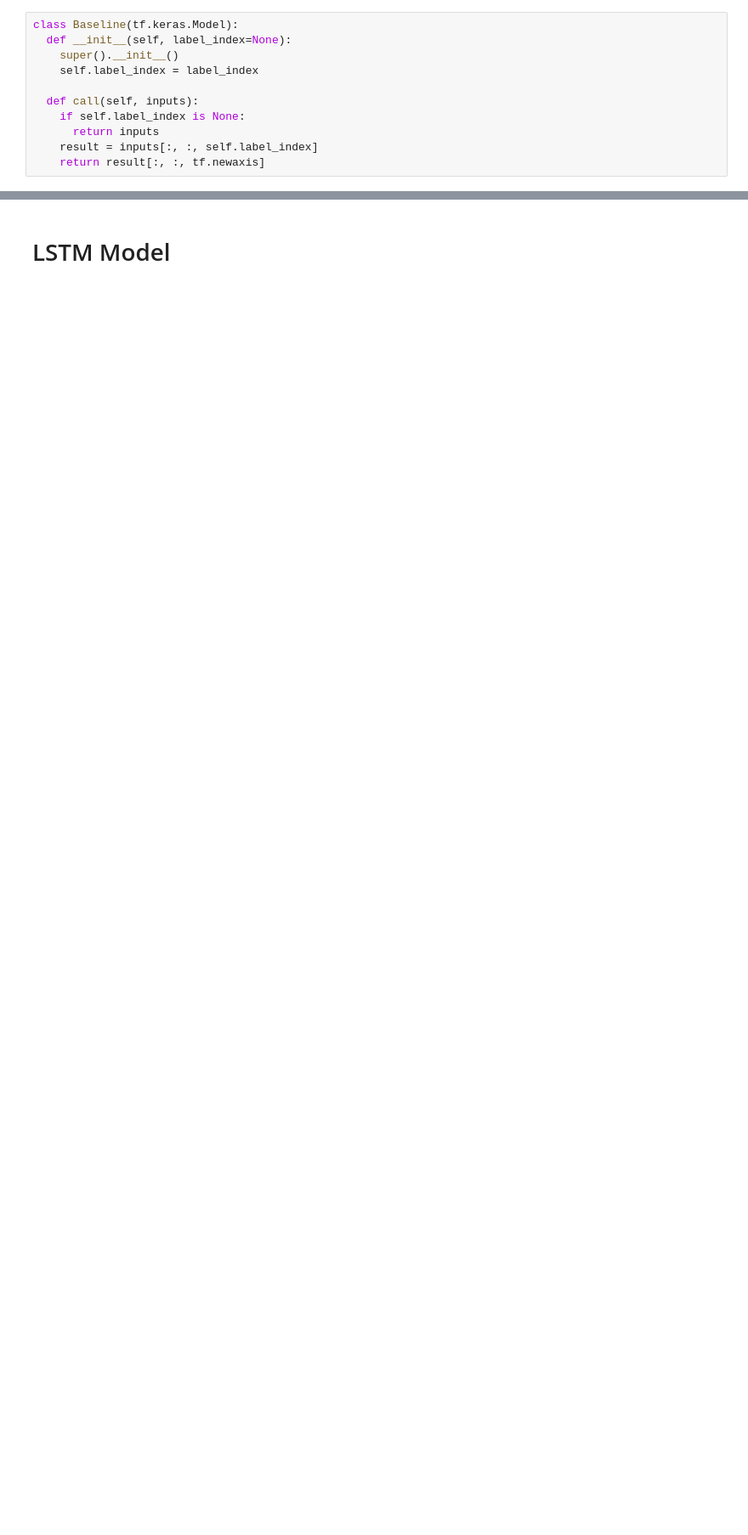
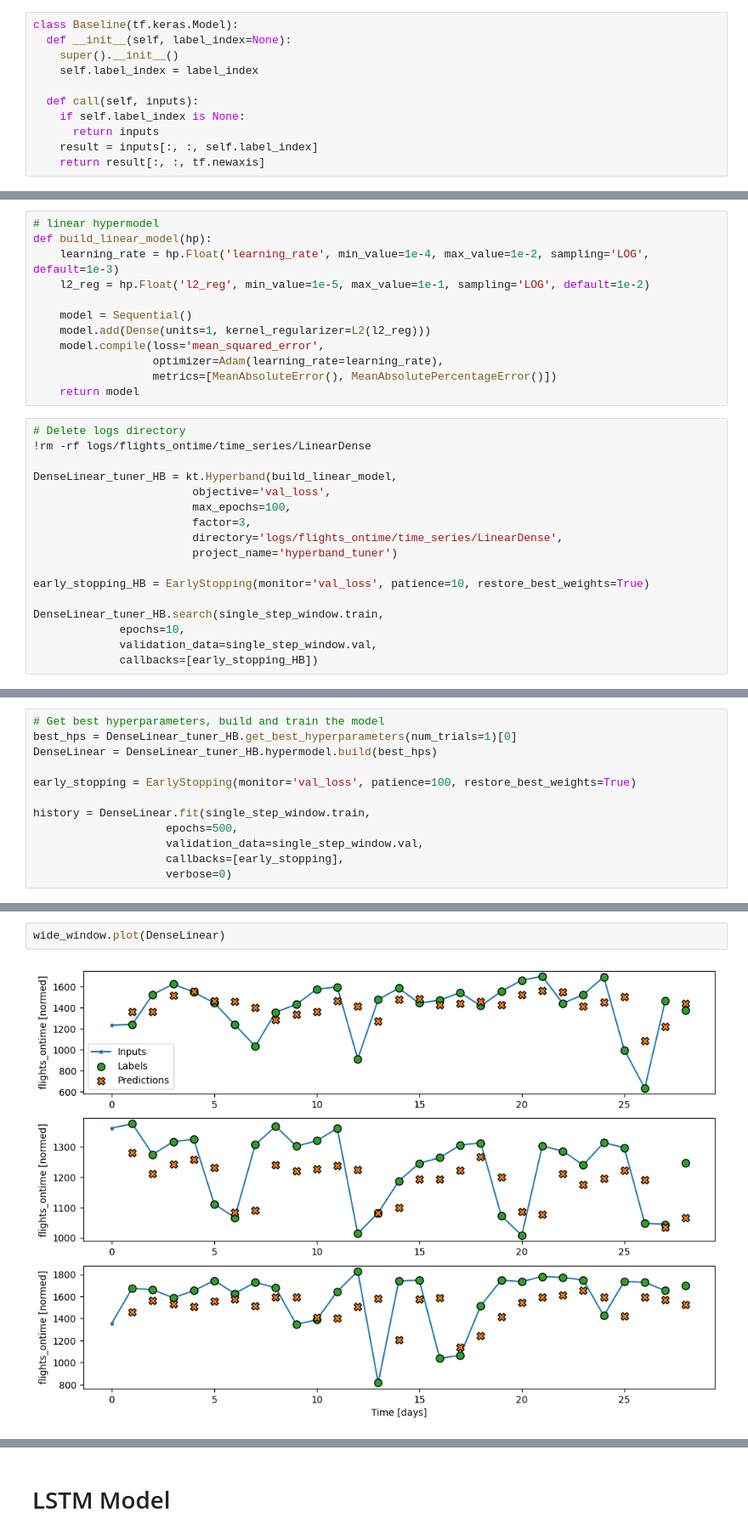
Before and after one commit to stevenhobbs/5501_Ontime_flights, a Jupyter notebook: 5.DFW_daily_flights_LSTM.ipynb, the cells around one changed output, grey strips where cells are left out. Shown: that part at 85% size. Cells and saved outputs as stored; diff of their text form; blank space fills up the shorter version.

```diff
--- a/5.DFW_daily_flights_LSTM.ipynb
+++ b/5.DFW_daily_flights_LSTM.ipynb
@@ -497,3 +496,32 @@ print('Output shape:', linear(single_step_window.example[0]).shape)
 # %% [output]
 Input shape: (32, 1, 105)
 Output shape: (32, 1, 1)
+# %%
+# linear hypermodel
+def build_linear_model(hp):
+    learning_rate = hp.Float('learning_rate', min_value=1e-4, max_value=1e-2, sampling='LOG', default=1e-3)
+    l2_reg = hp.Float('l2_reg', min_value=1e-5, max_value=1e-1, sampling='LOG', default=1e-2)
+
+    model = Sequential()
+    model.add(Dense(units=1, kernel_regularizer=L2(l2_reg)))
+    model.compile(loss='mean_squared_error',
+                  optimizer=Adam(learning_rate=learning_rate),
+                  metrics=[MeanAbsoluteError(), MeanAbsolutePercentageError()])
+    return model
+# %%
+# Delete logs directory
+!rm -rf logs/flights_ontime/time_series/LinearDense
+
+DenseLinear_tuner_HB = kt.Hyperband(build_linear_model,
+                        objective='val_loss',
+                        max_epochs=100,
+                        factor=3,
+                        directory='logs/flights_ontime/time_series/LinearDense',
+                        project_name='hyperband_tuner')
+
+early_stopping_HB = EarlyStopping(monitor='val_loss', patience=10, restore_best_weights=True)
+
+DenseLinear_tuner_HB.search(single_step_window.train,
+             epochs=10,
+             validation_data=single_step_window.val,
+             callbacks=[early_stopping_HB])
@@ -499,0 +534,12 @@ Output shape: (32, 1, 1)
+# %%
+# Get best hyperparameters, build and train the model
+best_hps = DenseLinear_tuner_HB.get_best_hyperparameters(num_trials=1)[0]
+DenseLinear = DenseLinear_tuner_HB.hypermodel.build(best_hps)
+
+early_stopping = EarlyStopping(monitor='val_loss', patience=100, restore_best_weights=True)
+
+history = DenseLinear.fit(single_step_window.train,
+                    epochs=500,
+                    validation_data=single_step_window.val,
+                    callbacks=[early_stopping],
+                    verbose=0)
@@ -500 +576,5 @@ Output shape: (32, 1, 1)
+# %%
+wide_window.plot(DenseLinear)
+# %% [output]
+[figure, added]
 # %%
```
Also changed, not shown: parts of 41 cells of this notebook, 10 other files.
